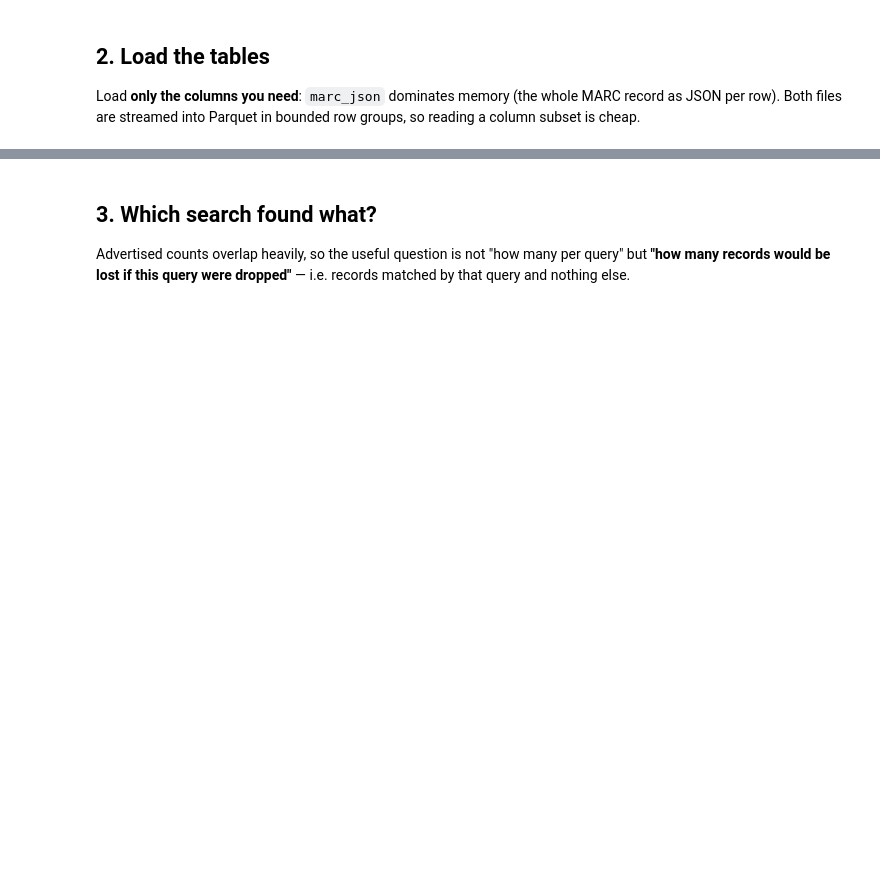
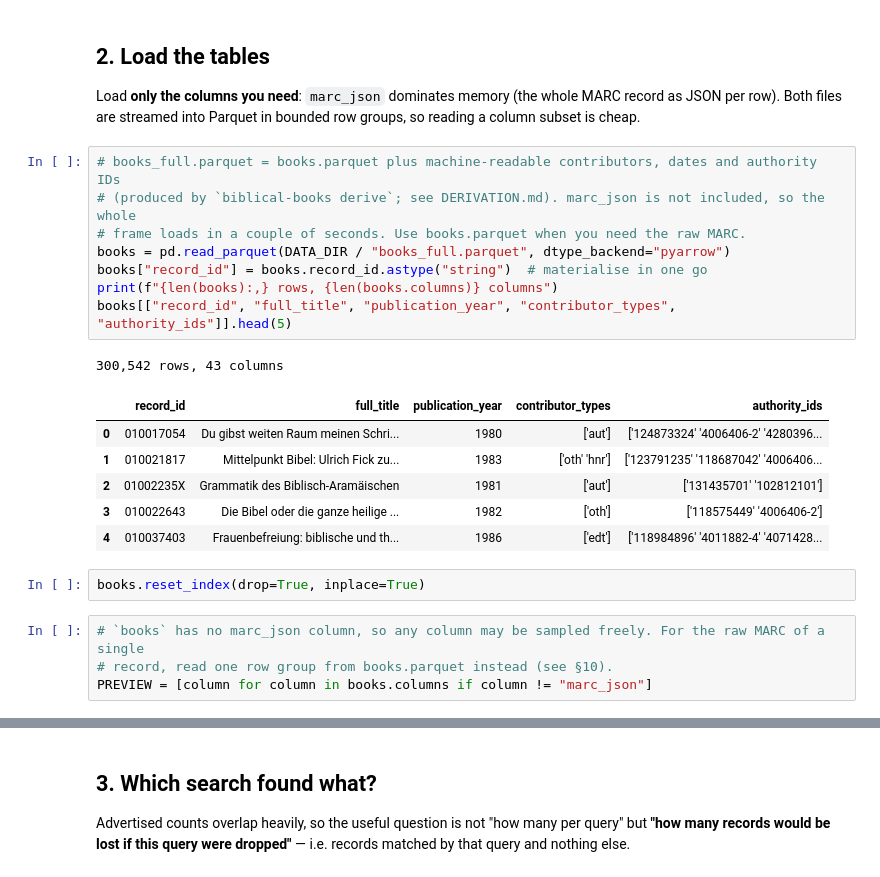
Before and after one commit to CCS-ZCU/biblical-books, a Jupyter notebook: scripts/explore_k10plus.ipynb, the cells around one changed output, grey strips where cells are left out. Cells and saved outputs as stored; diff of their text form; blank space fills up the shorter version.

```diff
--- a/scripts/explore_k10plus.ipynb
+++ b/scripts/explore_k10plus.ipynb
@@ -72,3 +74,25 @@ textual monographs: 300542
 
 Load **only the columns you need**: `marc_json` dominates memory (the whole MARC record as JSON per row).
 Both files are streamed into Parquet in bounded row groups, so reading a column subset is cheap.
+# %%
+# books_full.parquet = books.parquet plus machine-readable contributors, dates and authority IDs
+# (produced by `biblical-books derive`; see DERIVATION.md). marc_json is not included, so the whole
+# frame loads in a couple of seconds. Use books.parquet when you need the raw MARC.
+books = pd.read_parquet(DATA_DIR / "books_full.parquet", dtype_backend="pyarrow")
+books["record_id"] = books.record_id.astype("string")  # materialise in one go
+print(f"{len(books):,} rows, {len(books.columns)} columns")
+books[["record_id", "full_title", "publication_year", "contributor_types", "authority_ids"]].head(5)
+# %% [output]
+300,542 rows, 43 columns
+|  | record_id | full_title | publication_year | contributor_types | authority_ids |
+| 0 | 010017054 | Du gibst weiten Raum meinen Schri... | 1980 | ['aut'] | ['124873324' '4006406-2' '4280396... |
+| 1 | 010021817 | Mittelpunkt Bibel: Ulrich Fick zu... | 1983 | ['oth' 'hnr'] | ['123791235' '118687042' '4006406... |
+| 2 | 01002235X | Grammatik des Biblisch-Aramäischen | 1981 | ['aut'] | ['131435701' '102812101'] |
+| 3 | 010022643 | Die Bibel oder die ganze heilige ... | 1982 | ['oth'] | ['118575449' '4006406-2'] |
+| 4 | 010037403 | Frauenbefreiung: biblische und th... | 1986 | ['edt'] | ['118984896' '4011882-4' '4071428... |
+# %%
+books.reset_index(drop=True, inplace=True)
+# %%
+# `books` has no marc_json column, so any column may be sampled freely. For the raw MARC of a single
+# record, read one row group from books.parquet instead (see §10).
+PREVIEW = [column for column in books.columns if column != "marc_json"]
```
Also changed, not shown: parts of 4 cells of this notebook, 7 other files.
